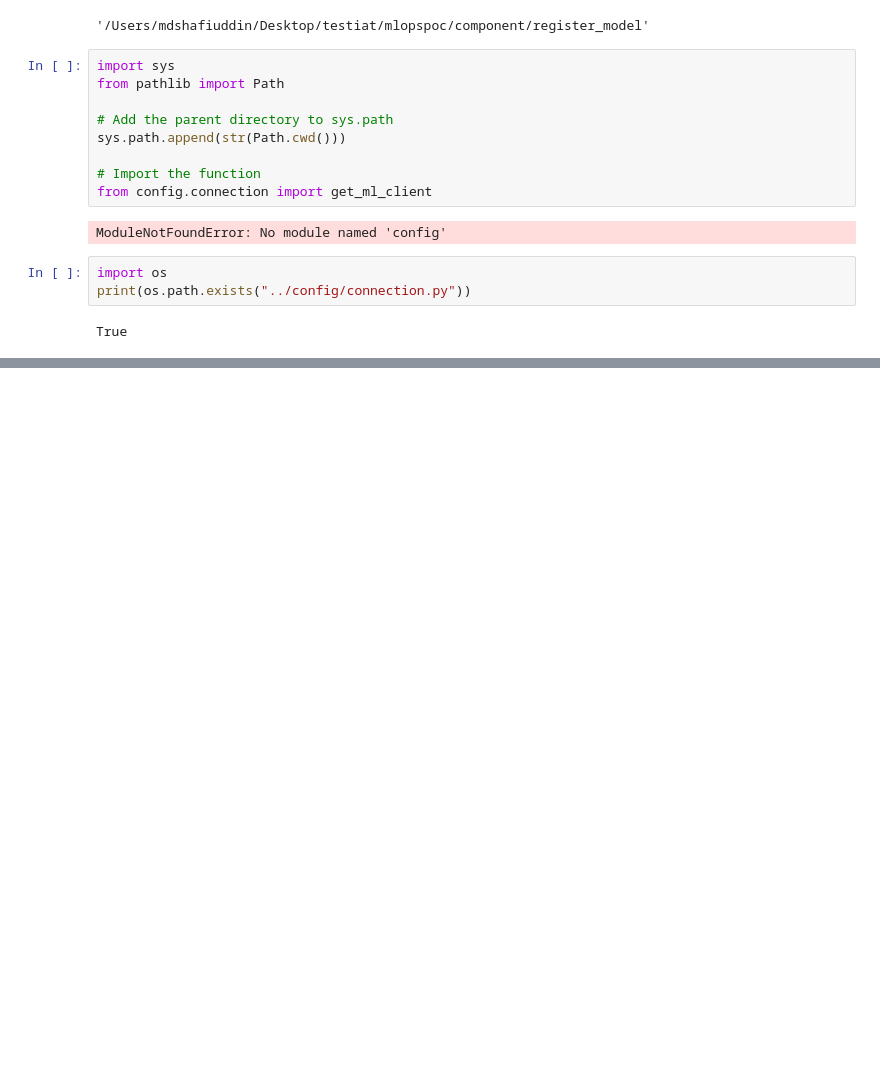
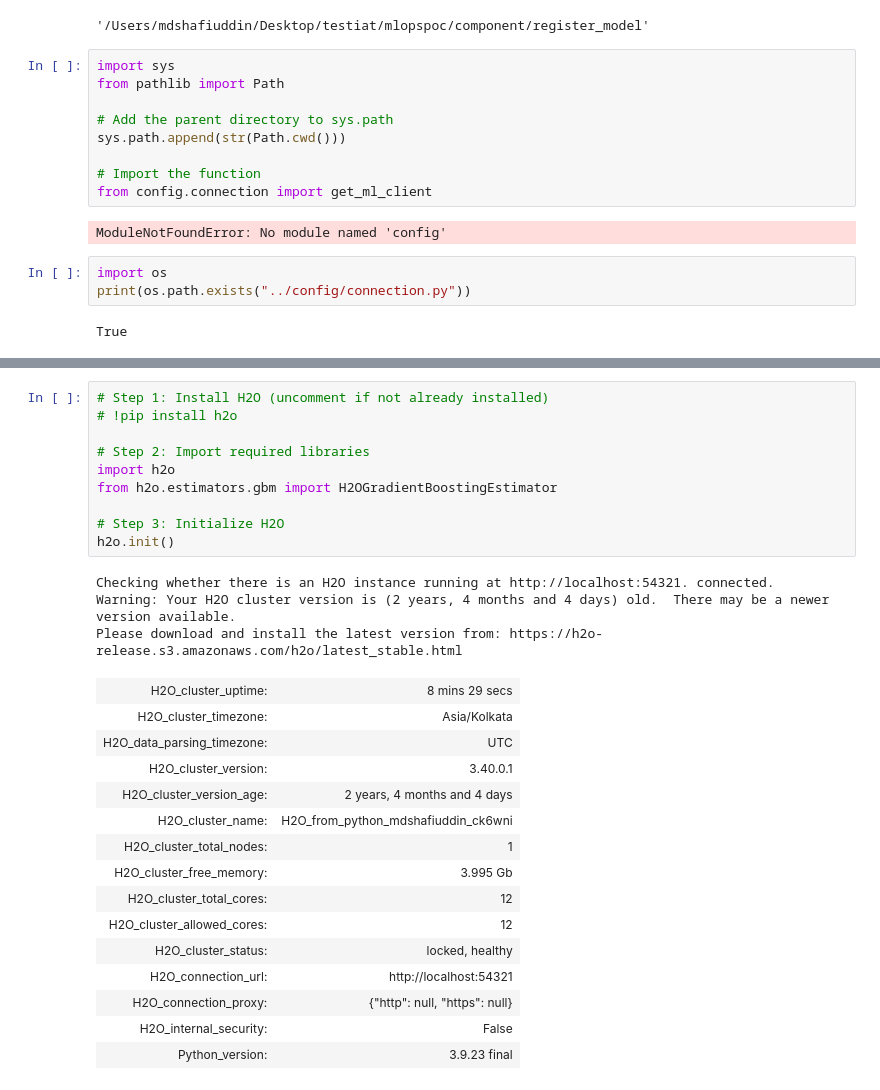
Before and after one commit to 6736-shafi/iat-action, a Jupyter notebook: component/register_model/test.ipynb, the cells around one changed output, grey strips where cells are left out. Drawn from its saved outputs; the diff is of its cells as text; blank space fills up the shorter version.

```diff
--- a/component/register_model/test.ipynb
+++ b/component/register_model/test.ipynb
@@ -43,0 +151,29 @@ from config.connection import get_ml_client
+# %%
+# Step 1: Install H2O (uncomment if not already installed)
+# !pip install h2o
+
+# Step 2: Import required libraries
+import h2o
+from h2o.estimators.gbm import H2OGradientBoostingEstimator
+
+# Step 3: Initialize H2O
+h2o.init()
+# %% [output]
+Checking whether there is an H2O instance running at http://localhost:54321. connected.
+Warning: Your H2O cluster version is (2 years, 4 months and 4 days) old.  There may be a newer version available.
+Please download and install the latest version from: https://h2o-release.s3.amazonaws.com/h2o/latest_stable.html
+| H2O_cluster_uptime: | 8 mins 29 secs |
+| H2O_cluster_timezone: | Asia/Kolkata |
+| H2O_data_parsing_timezone: | UTC |
+| H2O_cluster_version: | 3.40.0.1 |
+| H2O_cluster_version_age: | 2 years, 4 months and 4 days |
+| H2O_cluster_name: | H2O_from_python_mdshafiuddin_ck6wni |
+| H2O_cluster_total_nodes: | 1 |
+| H2O_cluster_free_memory: | 3.995 Gb |
+| H2O_cluster_total_cores: | 12 |
+| H2O_cluster_allowed_cores: | 12 |
+| H2O_cluster_status: | locked, healthy |
+| H2O_connection_url: | http://localhost:54321 |
+| H2O_connection_proxy: | {"http": null, "https": null} |
+| H2O_internal_security: | False |
+| Python_version: | 3.9.23 final |
```
Also changed, not shown: parts of 11 cells of this notebook, 31 other files.
